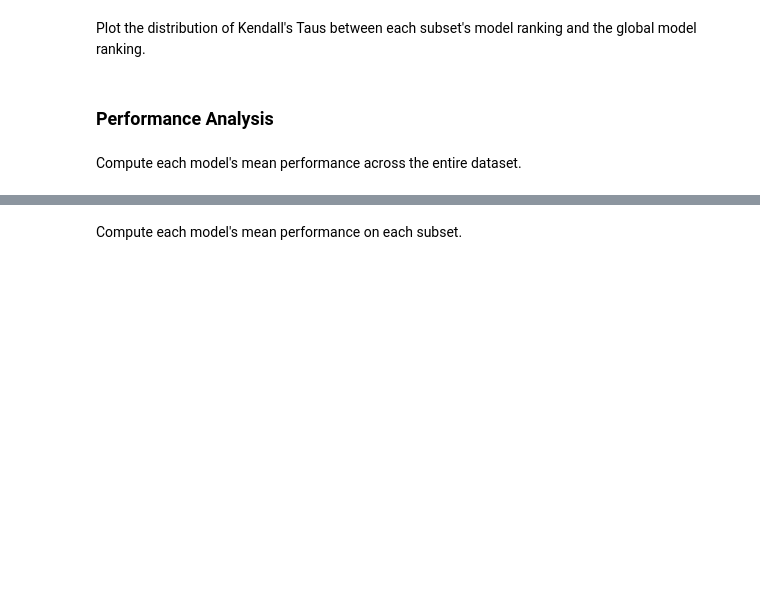
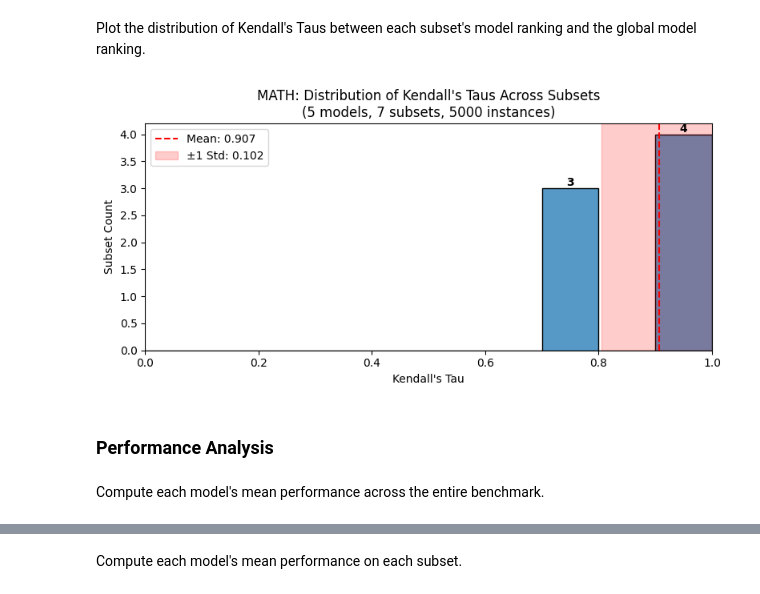
Before and after one commit to mpg05883/EvalTree, a Jupyter notebook: notebooks/inter_subset_analysis.ipynb, the cells around one changed output, grey strips where cells are left out. Cells and saved outputs as stored; diff of their text form; code cells hidden in the pictures; blank space fills up the shorter version.

```diff
--- a/notebooks/inter_subset_analysis.ipynb
+++ b/notebooks/inter_subset_analysis.ipynb
@@ -303,9 +327,10 @@ num_different = 0
 
 for subset in subsets:
     mask = dataset_df[subset_col] == subset
-    subset_eval_results_df = eval_results_df[mask]
-    subset_ranking = compute_ranking(subset_eval_results_df)
+    subset_model_scores = model_scores_df[mask]
+    subset_model_to_rank = compute_model_ranking(subset_model_scores)
+    subset_ranking = list(subset_model_to_rank.values())
     num_different += 1 if not np.array_equal(subset_ranking, global_ranking) else 0
 
-print(f"Total number of subsets: {len(subsets)}")
+print(f"Total number of subsets: {(num_subsets:=len(subsets))}")
 print(f"Subsets that differ from the global ranking: {num_different}")
@@ -322,8 +351,11 @@ kendall_tau_results = []
 
 for subset in tqdm(subsets, **kwargs):
     mask = dataset_df[subset_col] == subset
-    subset_eval_results_df = eval_results_df[mask]
-    subset_ranking = compute_ranking(subset_eval_results_df)
+    subset_model_scores = model_scores_df[mask]
+
+    subset_model_to_rank = compute_model_ranking(subset_model_scores)
+    subset_ranking = list(subset_model_to_rank.values())
+
     kendall_tau, _ = kendalltau(global_ranking, subset_ranking)
     kendall_tau_results.append(
         {
@@ -339,61 +378,43 @@ kendall_tau_df.head()
 # %% [markdown]
 Plot the distribution of Kendall's Taus between each subset's model ranking and the global model ranking.
 # %%
-# Compute mean and std
-mean_tau = kendall_tau_df["kendall_tau"].mean()
-std_tau = kendall_tau_df["kendall_tau"].std()
-
-fig, ax = plt.subplots(figsize=(8, 4))
-sns.histplot(data=kendall_tau_df, x="kendall_tau", ax=ax)
-ax.set_xlabel("Kendall's Tau")
-ax.set_ylabel(f"{subset_col.capitalize()} Count")
+column = "kendall_tau"
+xlabel = "Kendall's Tau"
+ylabel = f"{subset_col.capitalize()} Count"
 
 without_gpt_4o_mini = "gpt-4o-mini-2024-07-18" not in models
 note = " (without gpt-4o-mini-2024-07-18)" if without_gpt_4o_mini else ""
-ax.set_title(
+title = (
     f"{dataset}: Distribution of Kendall's Taus Across {subset_col.capitalize()}s{note}"
     f"\n({num_models} models, {len(subsets)} subsets, {num_instances} instances)"
 )
+annotate = True
+mean = kendall_tau_df[column].mean()
+std = kendall_tau_df[column].std()
+xlim = (0, 1)
 
-for bar in ax.patches:
-    if (height := bar.get_height()) == 0:
-        continue
-    ax.annotate(
-        f"{int(height)}",
-        xy=(bar.get_x() + bar.get_width() / 2, height),
-        ha="center",
-        va="bottom",
-        fontweight="bold",
-    )
-
-# Add vertical line at mean
-ax.axvline(
-    mean_tau,
-    color="red",
-    linestyle="--",
-    label=f"Mean: {mean_tau:.3g}",
+fig = plot_histogram(
+    kendall_tau_df,
+    column=column,
+    xlabel=xlabel,
+    ylabel=ylabel,
+    title=title,
+    annotate=annotate,
+    mean=mean,
+    std=std,
+    xlim=xlim,
 )
-
-# Add shaded region for +/- 1 std
-ax.axvspan(
-    mean_tau - std_tau,
-    mean_tau + std_tau,
-    alpha=0.2,
-    color="red",
-    label=f"±1 Std: {std_tau:.3g}",
-)
-
-ax.legend()
-plt.tight_layout()
 
 suffix = "_without_gpt-4o-mini-2024-07-18" if without_gpt_4o_mini else ""
 plot_name = f"kendall_tau_distribution{suffix}"
 file_path = build_plot_path(dataset, analysis, plot_name)
 plt.savefig(file_path)
 plt.show()
+# %% [output]
+[figure, added]
 # %% [markdown]
 ### Performance Analysis
 # %% [markdown]
-Compute each model's mean performance across the entire dataset.
+Compute each model's mean performance across the entire benchmark.
 # %%
 mean_accuracy_df = (
```
Also changed, not shown: parts of 25 cells of this notebook, 11 other files.
